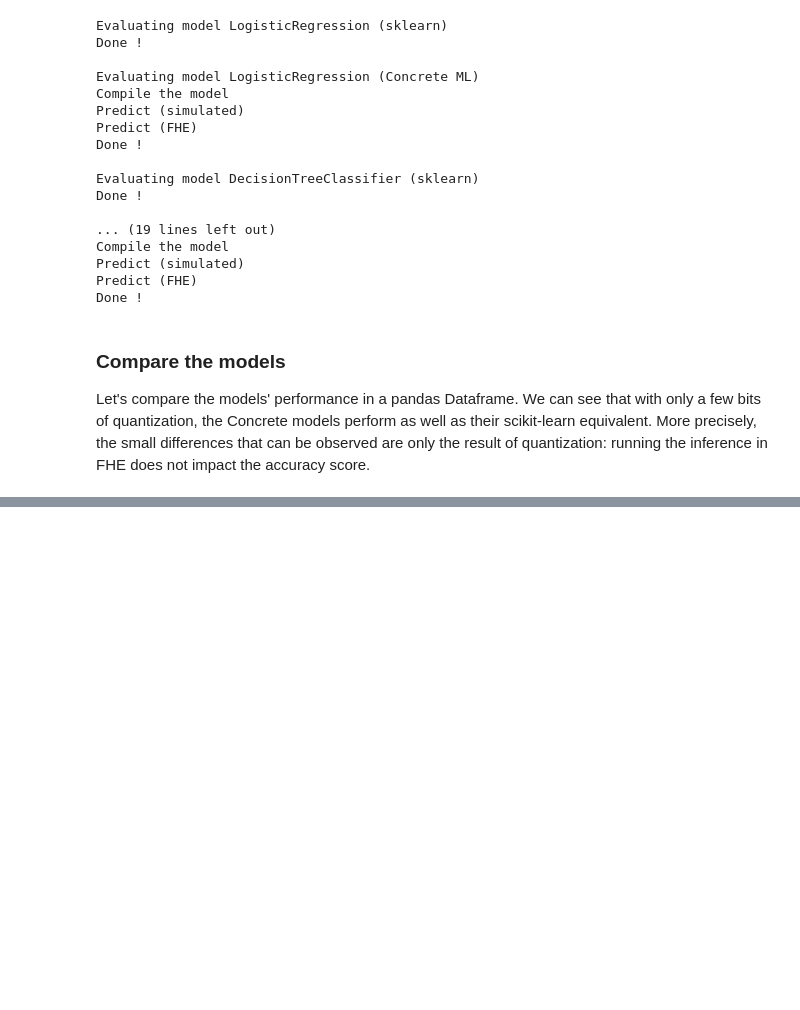
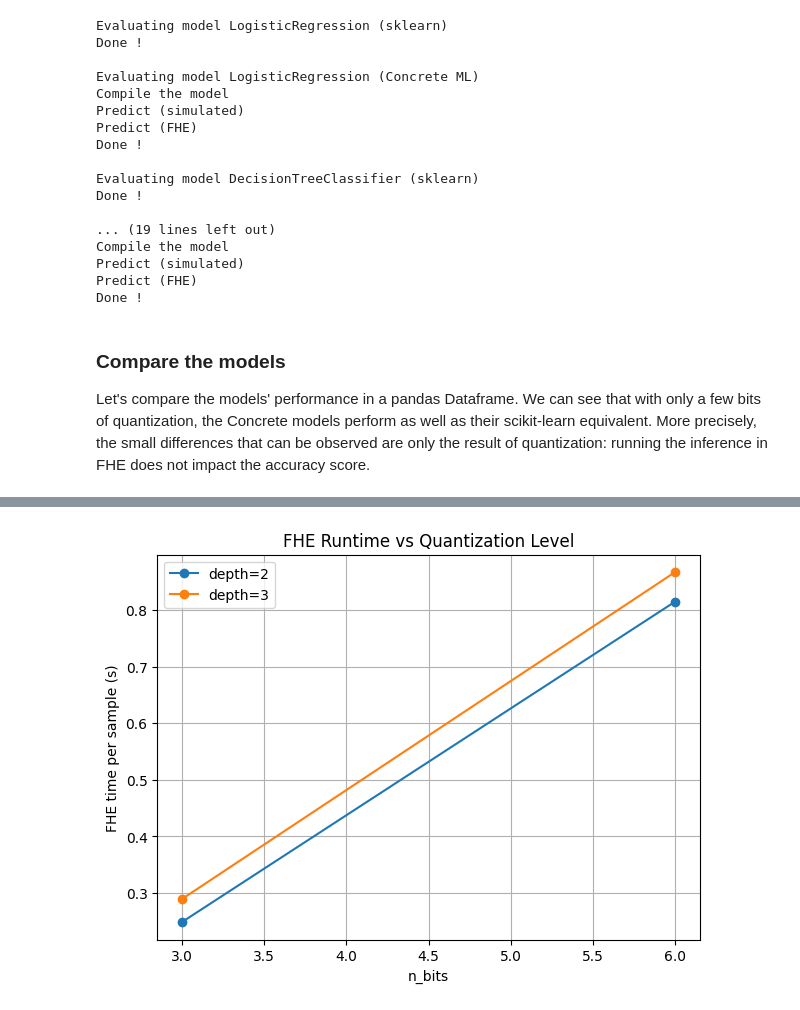
Before and after one commit to saniajoshi05/homomorphic_encryption_ml, a Jupyter notebook: notebooks/CreditScoring.ipynb, the cells around one changed output, grey strips where cells are left out. Drawn from its saved outputs; the diff is of its cells as text; code cells hidden in the pictures; blank space fills up the shorter version.

Commit message:
Add structured DecisionTree grid search and generate runtime/accuracy plots

```diff
--- a/notebooks/CreditScoring.ipynb
+++ b/notebooks/CreditScoring.ipynb
@@ -332,2 +332,10 @@ results_dataframe
 | 6 | XGBClassifier (sklearn) | 1192 | NaN | 0.862 | 0.730 | 0.838 | 0.692 | ... |
 | 7 | XGBClassifier (Concrete ML) | 1192 | 6.0 | 0.851 | 0.706 | 0.808 | 0.672 | ... |
+# %%
+from sklearn.model_selection import train_test_split
+
+x_train, x_test, y_train, y_test = train_test_split(
+    x_basic, y, stratify=y, test_size=0.33, random_state=1
+)
+
+x_train.shape, x_test.shape
@@ -333,0 +417,17 @@ results_dataframe
+# %%
+import matplotlib.pyplot as plt
+
+plt.figure(figsize=(7,5))
+
+for depth in dt_grid_df["max_depth"].unique():
+    subset = dt_grid_df[dt_grid_df["max_depth"] == depth]
+    plt.plot(subset["n_bits"], subset["fhe_time_per_sample"], marker="o", label=f"depth={depth}")
+
+plt.xlabel("n_bits")
+plt.ylabel("FHE time per sample (s)")
+plt.title("FHE Runtime vs Quantization Level")
+plt.grid(True)
+plt.legend()
+plt.show()
+# %% [output]
+[figure, added]
```
Also changed, not shown: parts of 5 cells of this notebook.
